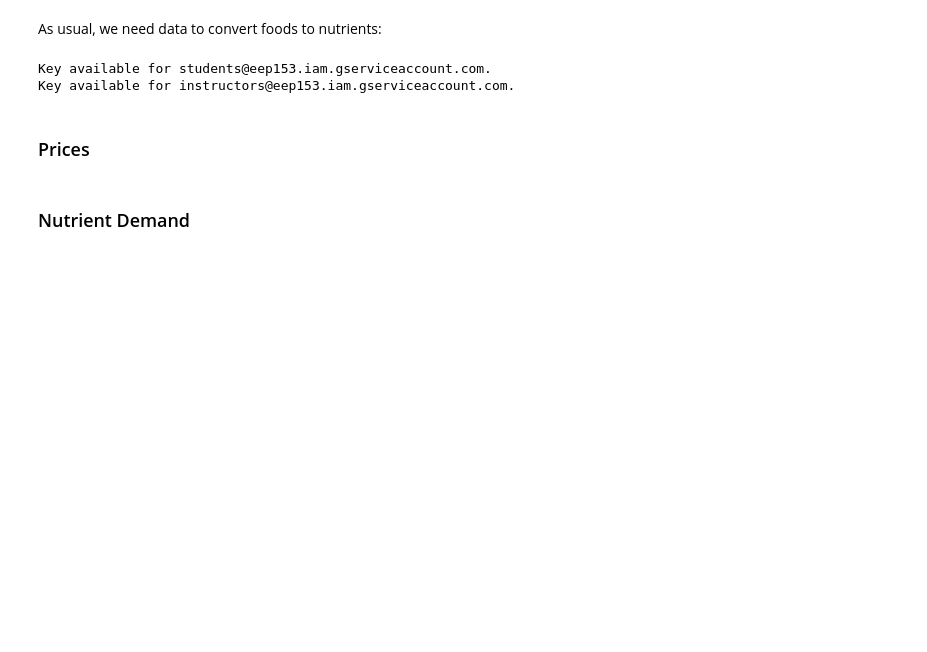
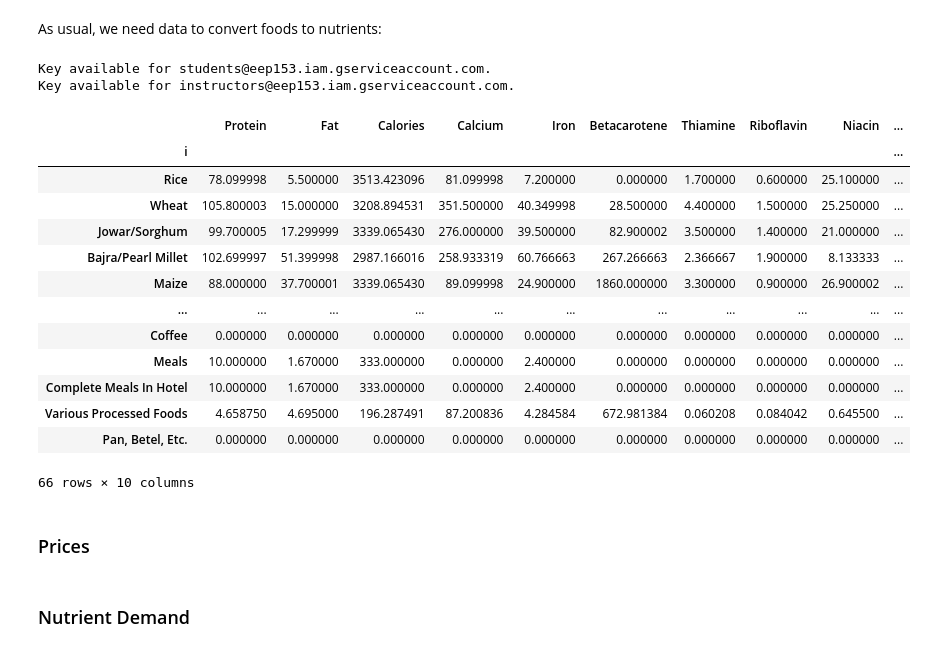
Before and after one commit to ligonteaching/EEP153_Materials, a Jupyter notebook: Project4/nutritional_adequacy.ipynb, the cells around one changed output. Saved outputs shown, nothing was run; the diff lists cells and outputs as text; code cells hidden in the pictures; blank space fills up the shorter version.

```diff
--- a/Project4/nutritional_adequacy.ipynb
+++ b/Project4/nutritional_adequacy.ipynb
@@ -119,6 +162,23 @@ fct = read_sheets(key,sheet='FCT').set_index('i')
 # %% [output]
 Key available for students@eep153.iam.gserviceaccount.com.
 Key available for instructors@eep153.iam.gserviceaccount.com.
+# %%
+fct
+# %% [output]
+|  | Protein | Fat | Calories | Calcium | Iron | Betacarotene | Thiamine | Riboflavin | Niacin | ... |
+| i |  |  |  |  |  |  |  |  |  | ... |
+| Rice | 78.099998 | 5.500000 | 3513.423096 | 81.099998 | 7.200000 | 0.000000 | 1.700000 | 0.600000 | 25.100000 | ... |
+| Wheat | 105.800003 | 15.000000 | 3208.894531 | 351.500000 | 40.349998 | 28.500000 | 4.400000 | 1.500000 | 25.250000 | ... |
+| Jowar/Sorghum | 99.700005 | 17.299999 | 3339.065430 | 276.000000 | 39.500000 | 82.900002 | 3.500000 | 1.400000 | 21.000000 | ... |
+| Bajra/Pearl Millet | 102.699997 | 51.399998 | 2987.166016 | 258.933319 | 60.766663 | 267.266663 | 2.366667 | 1.900000 | 8.133333 | ... |
+| Maize | 88.000000 | 37.700001 | 3339.065430 | 89.099998 | 24.900000 | 1860.000000 | 3.300000 | 0.900000 | 26.900002 | ... |
+| ... | ... | ... | ... | ... | ... | ... | ... | ... | ... | ... |
+| Coffee | 0.000000 | 0.000000 | 0.000000 | 0.000000 | 0.000000 | 0.000000 | 0.000000 | 0.000000 | 0.000000 | ... |
+| Meals | 10.000000 | 1.670000 | 333.000000 | 0.000000 | 2.400000 | 0.000000 | 0.000000 | 0.000000 | 0.000000 | ... |
+| Complete Meals In Hotel | 10.000000 | 1.670000 | 333.000000 | 0.000000 | 2.400000 | 0.000000 | 0.000000 | 0.000000 | 0.000000 | ... |
+| Various Processed Foods | 4.658750 | 4.695000 | 196.287491 | 87.200836 | 4.284584 | 672.981384 | 0.060208 | 0.084042 | 0.645500 | ... |
+| Pan, Betel, Etc. | 0.000000 | 0.000000 | 0.000000 | 0.000000 | 0.000000 | 0.000000 | 0.000000 | 0.000000 | 0.000000 | ... |
+66 rows × 10 columns
 # %% [markdown]
 ### Prices
 # %%
```
Also changed, not shown: parts of 6 cells of this notebook.
